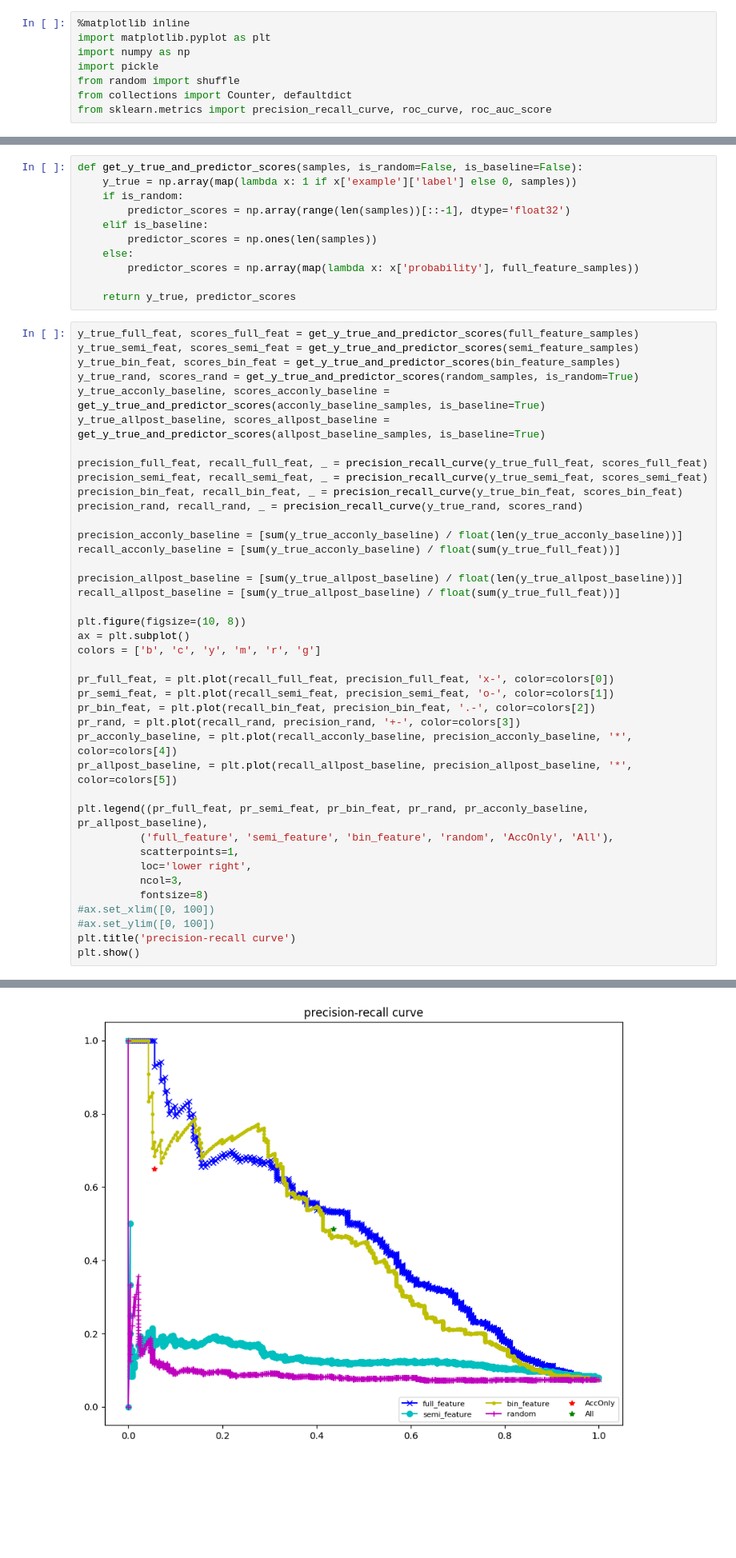
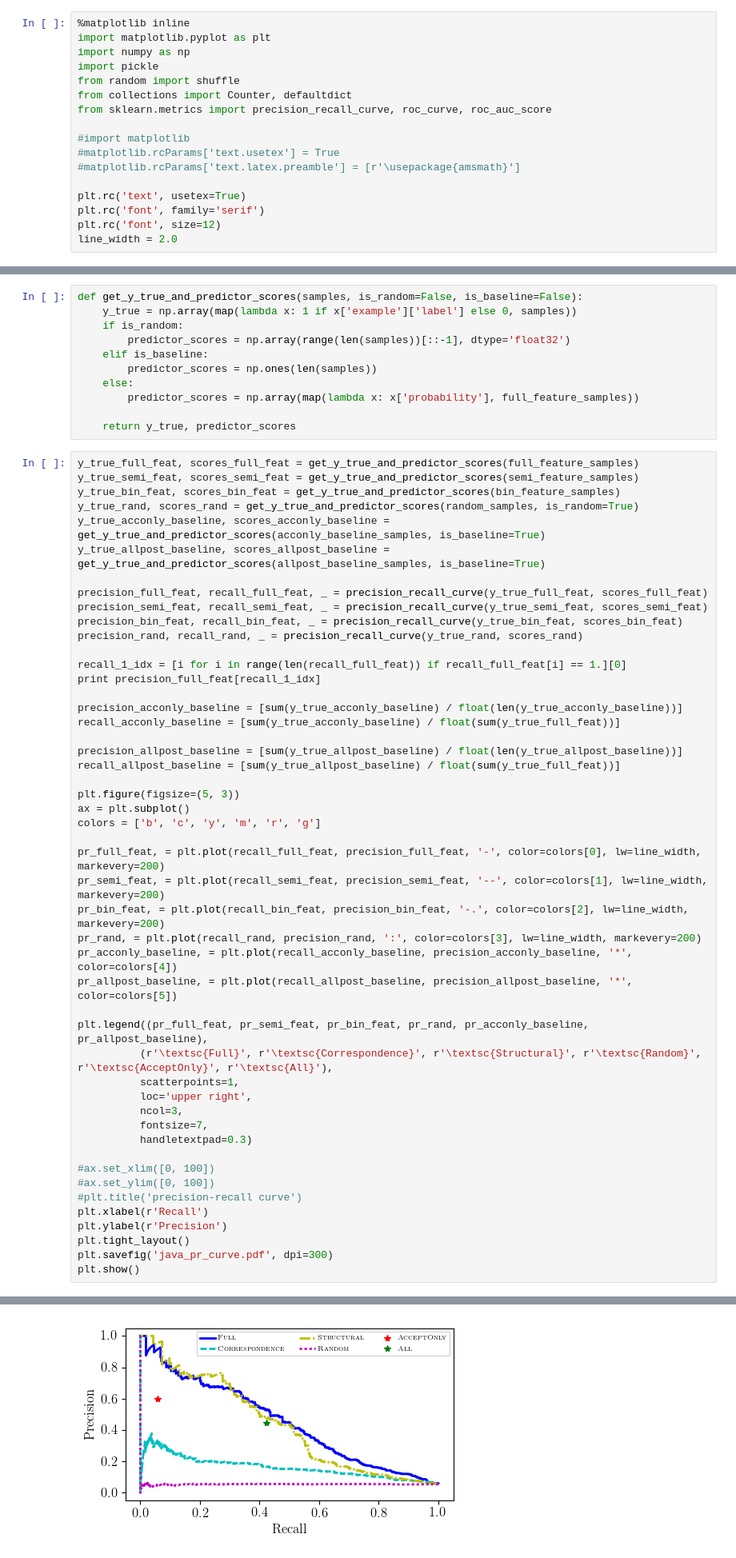
Before and after one commit to neulab/code-mining, a Jupyter notebook: attention_model/lang/java/plot.ipynb, the cells around one changed output, grey strips where cells are left out. Shown at 80% size. Saved outputs shown, nothing was run; the diff lists cells and outputs as text; blank space fills up the shorter version.

```diff
--- a/attention_model/lang/java/plot.ipynb
+++ b/attention_model/lang/java/plot.ipynb
@@ -6,6 +6,15 @@ import pickle
 from random import shuffle
 from collections import Counter, defaultdict
 from sklearn.metrics import precision_recall_curve, roc_curve, roc_auc_score
+
+#import matplotlib
+#matplotlib.rcParams['text.usetex'] = True
+#matplotlib.rcParams['text.latex.preamble'] = [r'\usepackage{amsmath}']
+
+plt.rc('text', usetex=True)
+plt.rc('font', family='serif')
+plt.rc('font', size=12)
+line_width = 2.0
 # %%
 snippet_pos = pickle.load(open('snippet_pos.p', 'rb'))
 questions = pickle.load(open('questions.p', 'rb'))
@@ -60,31 +69,40 @@ precision_semi_feat, recall_semi_feat, _ = precision_recall_curve(y_true_semi_fe
 precision_bin_feat, recall_bin_feat, _ = precision_recall_curve(y_true_bin_feat, scores_bin_feat)
 precision_rand, recall_rand, _ = precision_recall_curve(y_true_rand, scores_rand)
 
+recall_1_idx = [i for i in range(len(recall_full_feat)) if recall_full_feat[i] == 1.][0]
+print precision_full_feat[recall_1_idx]
+
 precision_acconly_baseline = [sum(y_true_acconly_baseline) / float(len(y_true_acconly_baseline))]
 recall_acconly_baseline = [sum(y_true_acconly_baseline) / float(sum(y_true_full_feat))]
 
 precision_allpost_baseline = [sum(y_true_allpost_baseline) / float(len(y_true_allpost_baseline))]
 recall_allpost_baseline = [sum(y_true_allpost_baseline) / float(sum(y_true_full_feat))]
 
-plt.figure(figsize=(10, 8))
+plt.figure(figsize=(5, 3))
 ax = plt.subplot()
 colors = ['b', 'c', 'y', 'm', 'r', 'g']
 
-pr_full_feat, = plt.plot(recall_full_feat, precision_full_feat, 'x-', color=colors[0])
-pr_semi_feat, = plt.plot(recall_semi_feat, precision_semi_feat, 'o-', color=colors[1])
-pr_bin_feat, = plt.plot(recall_bin_feat, precision_bin_feat, '.-', color=colors[2])
-pr_rand, = plt.plot(recall_rand, precision_rand, '+-', color=colors[3])
+pr_full_feat, = plt.plot(recall_full_feat, precision_full_feat, '-', color=colors[0], lw=line_width, markevery=200)
+pr_semi_feat, = plt.plot(recall_semi_feat, precision_semi_feat, '--', color=colors[1], lw=line_width, markevery=200)
+pr_bin_feat, = plt.plot(recall_bin_feat, precision_bin_feat, '-.', color=colors[2], lw=line_width, markevery=200)
+pr_rand, = plt.plot(recall_rand, precision_rand, ':', color=colors[3], lw=line_width, markevery=200)
 pr_acconly_baseline, = plt.plot(recall_acconly_baseline, precision_acconly_baseline, '*', color=colors[4])
 pr_allpost_baseline, = plt.plot(recall_allpost_baseline, precision_allpost_baseline, '*', color=colors[5])
 
 plt.legend((pr_full_feat, pr_semi_feat, pr_bin_feat, pr_rand, pr_acconly_baseline, pr_allpost_baseline),
-          ('full_feature', 'semi_feature', 'bin_feature', 'random', 'AccOnly', 'All'),
+          (r'\textsc{Full}', r'\textsc{Correspondence}', r'\textsc{Structural}', r'\textsc{Random}', r'\textsc{AcceptOnly}', r'\textsc{All}'),
           scatterpoints=1,
-          loc='lower right',
+          loc='upper right',
           ncol=3,
-          fontsize=8)
+          fontsize=7,
+          handletextpad=0.3)
+
 #ax.set_xlim([0, 100])
 #ax.set_ylim([0, 100])
-plt.title('precision-recall curve')
+#plt.title('precision-recall curve')
+plt.xlabel(r'Recall')
+plt.ylabel(r'Precision')
+plt.tight_layout()
+plt.savefig('java_pr_curve.pdf', dpi=300)
 plt.show()
 # %% [output]
@@ -91,4 +110,4 @@ plt.show()
-[figure, old version]
+[figure, new version]
 # %%
 y_true_transfer_full_feat, scores_transfer_full_feat = get_y_true_and_predictor_scores(transfer_full_feature_samples)
 y_true_transfer_bin_feat, scores_transfer_bin_feat = get_y_true_and_predictor_scores(transfer_bin_feature_samples)
```
Also changed, not shown: parts of 8 cells of this notebook, 5 other files.
